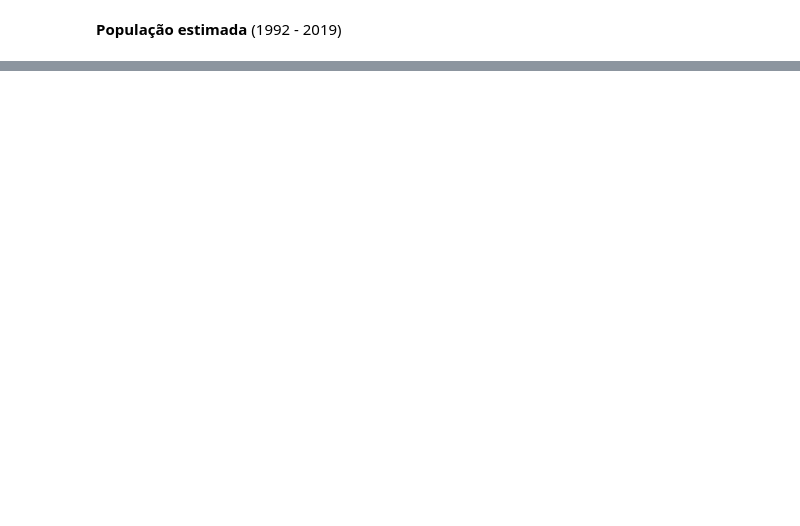
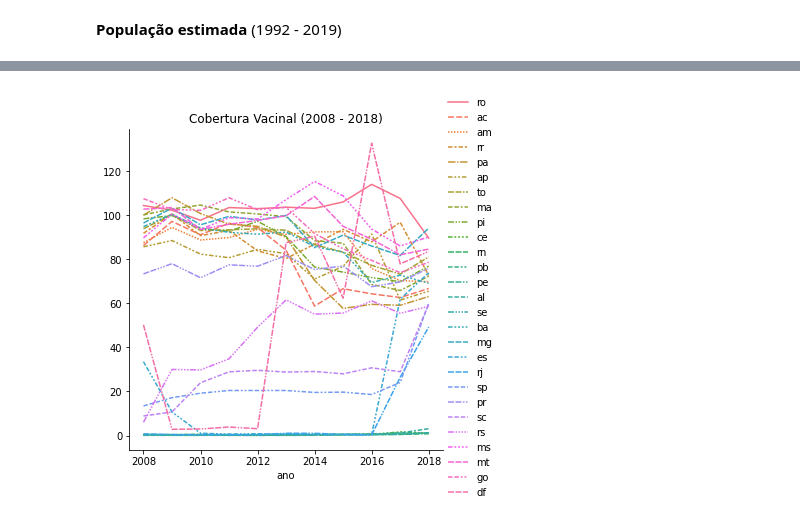
Before and after one commit to itsGab/ds_febre_amarela, a Jupyter notebook: nb-projeto/projeto_modulo2_rascunho.ipynb, the cells around one changed output, grey strips where cells are left out. Saved outputs shown, nothing was run; the diff lists cells and outputs as text; code cells hidden in the pictures; blank space fills up the shorter version.

```diff
--- a/nb-projeto/projeto_modulo2_rascunho.ipynb
+++ b/nb-projeto/projeto_modulo2_rascunho.ipynb
@@ -130,0 +142,4 @@ vacinal.head()
+# %%
+vacinal['ano'] = vacinal['ano'].map(para_ano)
+vacinal.set_index('ano', inplace=True)
+vacinal.head()
@@ -200,0 +260,6 @@ populacao.head()
+# %%
+sns.relplot(kind='line', data=vacinal)
+plt.title('Cobertura Vacinal (2008 - 2018)')
+plt.show()
+# %% [output]
+[figure, added]
```
Also changed, not shown: parts of 26 cells of this notebook.
